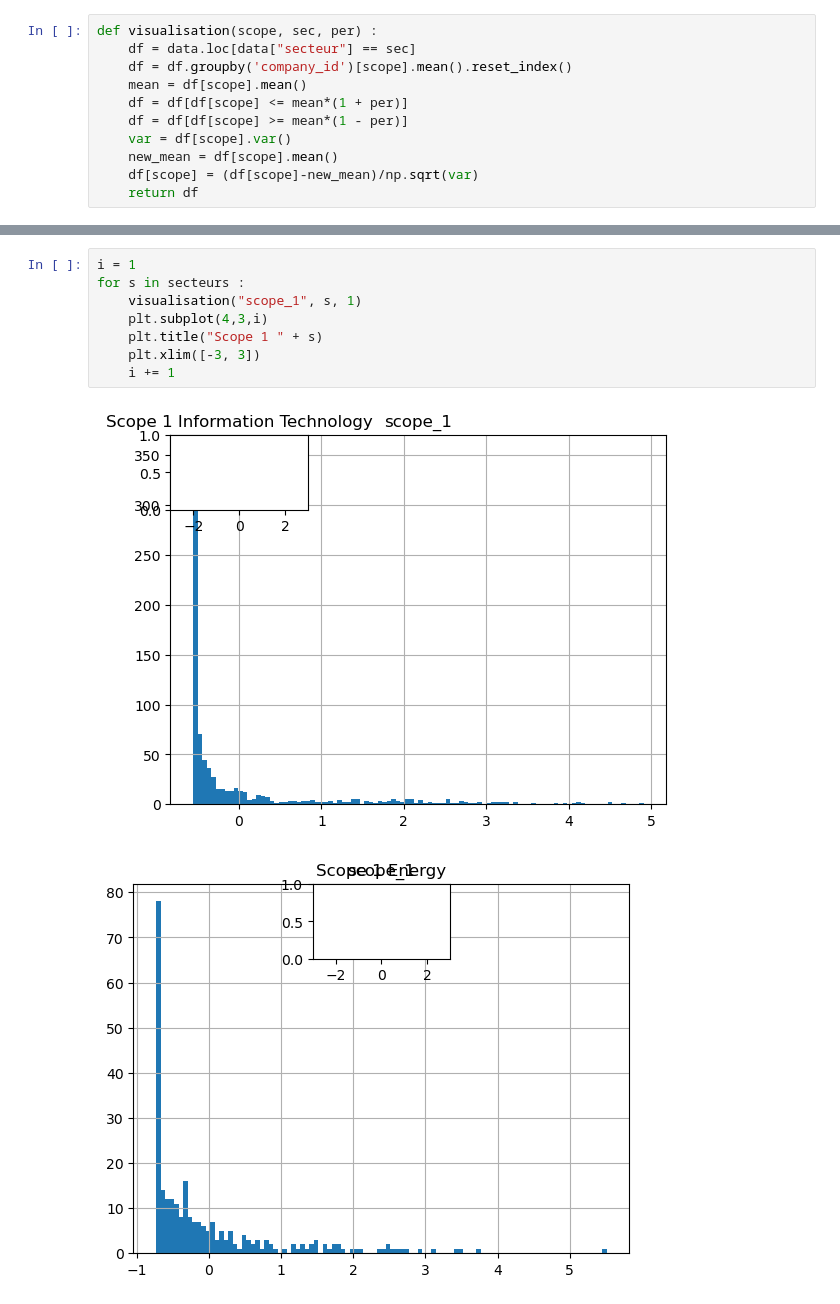
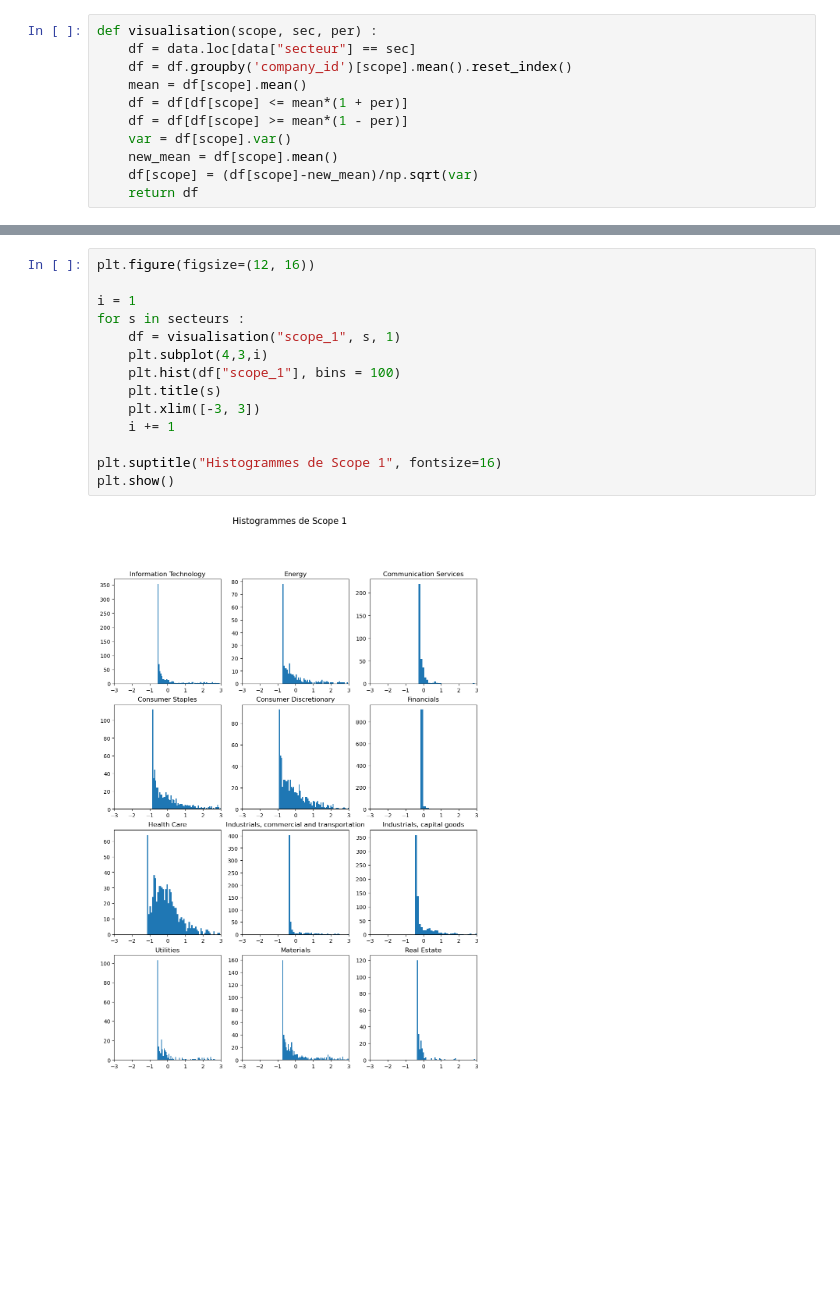
Before and after one commit to pierperri/StatApp, a Jupyter notebook: Analyse sectorielle.ipynb, the cells around one changed output, grey strips where cells are left out. Cells and saved outputs as stored; diff of their text form; blank space fills up the shorter version.

```diff
--- a/Analyse sectorielle.ipynb
+++ b/Analyse sectorielle.ipynb
@@ -53,11 +53,16 @@ AttributeError: 'NoneType' object has no attribute 'hist'
 # %%
+plt.figure(figsize=(12, 16))
+
 i = 1
 for s in secteurs :
-    visualisation("scope_1", s, 1)
+    df = visualisation("scope_1", s, 1)
     plt.subplot(4,3,i)
-    plt.title("Scope 1 " + s)
+    plt.hist(df["scope_1"], bins = 100)
+    plt.title(s)
     plt.xlim([-3, 3])
     i += 1
+
+plt.suptitle("Histogrammes de Scope 1", fontsize=16)
+plt.show()
 # %% [output]
-[figure, old version]
+[figure, new version]
-[figure, removed]
```
Also changed, not shown: parts of 2 cells of this notebook.
